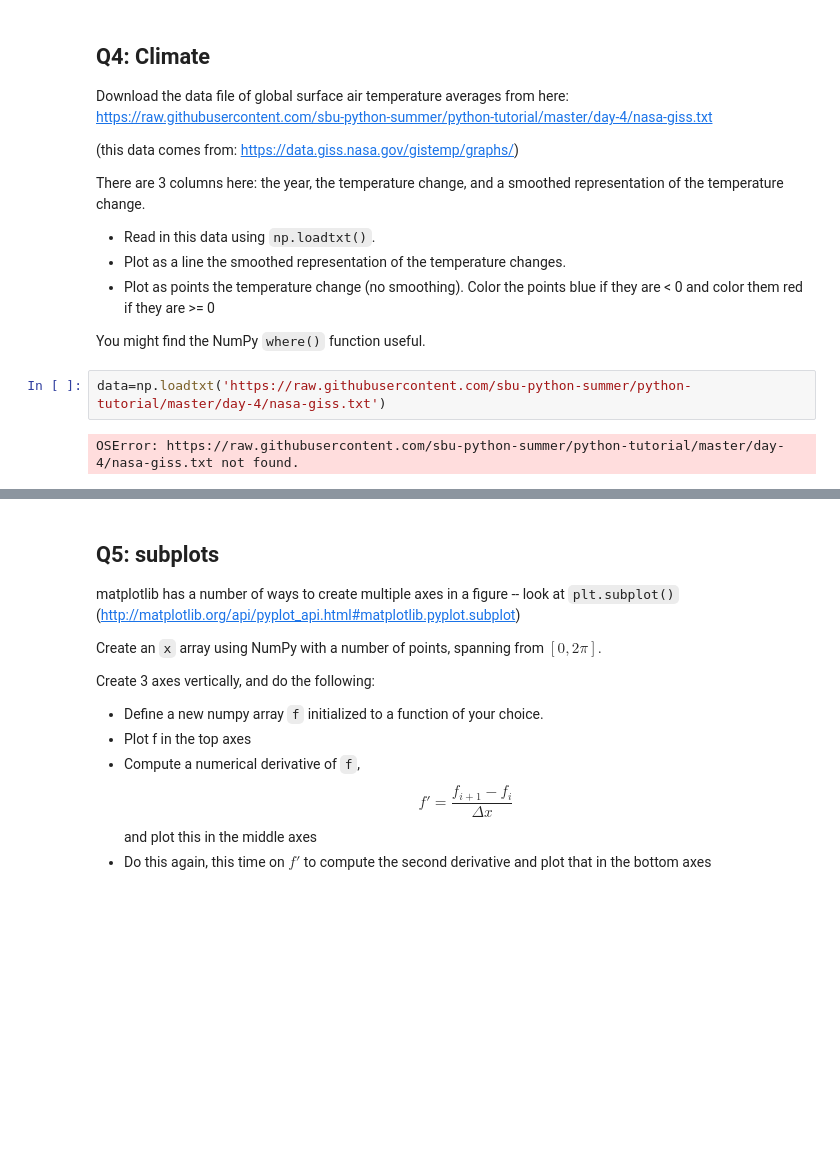
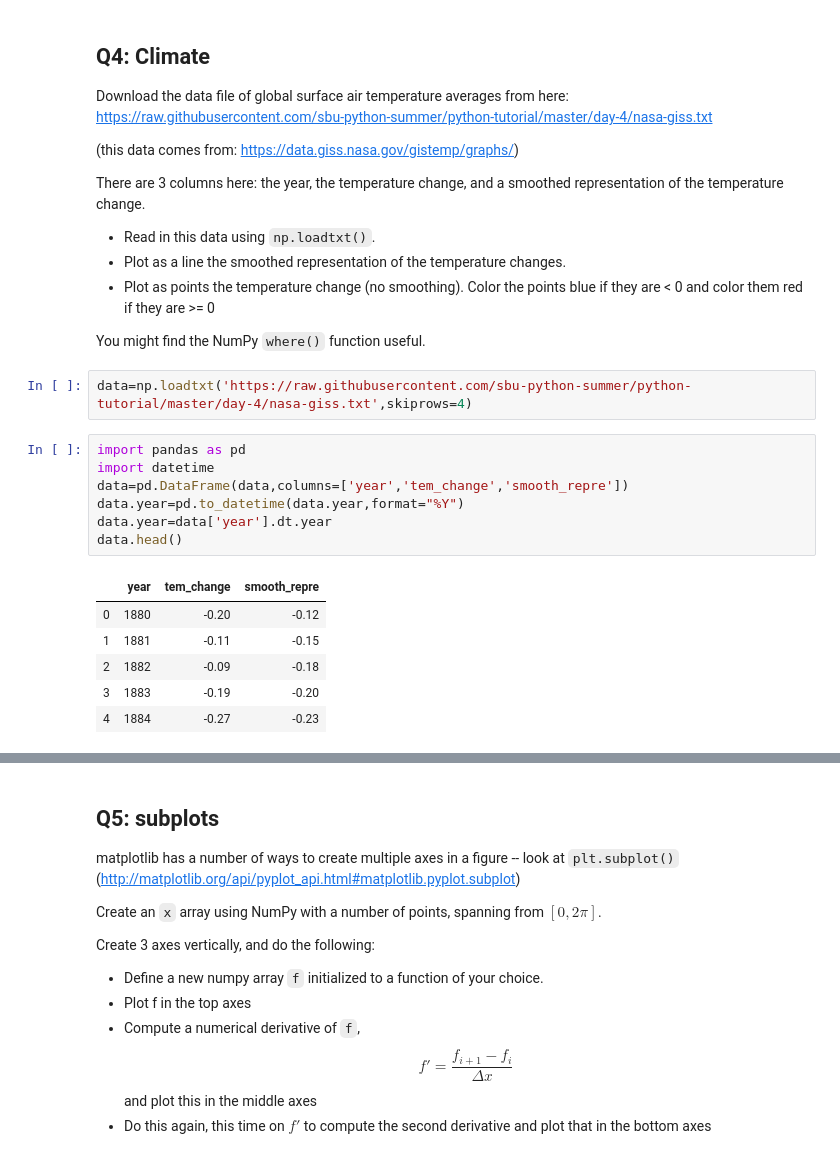
Before and after one commit to apricoteriop456/whh-python-homework, a Jupyter notebook: matplotlib_exercises/2-matplotlib-exercises.ipynb, the cells around one changed output, grey strips where cells are left out. Cells and saved outputs as stored; diff of their text form; blank space fills up the shorter version.

```diff
--- a/matplotlib_exercises/2-matplotlib-exercises.ipynb
+++ b/matplotlib_exercises/2-matplotlib-exercises.ipynb
@@ -127,6 +122,18 @@ There are 3 columns here: the year, the temperature change, and a smoothed repre
 
 You might find the NumPy `where()` function useful.
 # %%
-data=np.loadtxt('https://raw.githubusercontent.com/sbu-python-summer/python-tutorial/master/day-4/nasa-giss.txt')
+data=np.loadtxt('https://raw.githubusercontent.com/sbu-python-summer/python-tutorial/master/day-4/nasa-giss.txt',skiprows=4)
-# %% [output]
-OSError: https://raw.githubusercontent.com/sbu-python-summer/python-tutorial/master/day-4/nasa-giss.txt not found.
+# %%
+import pandas as pd
+import datetime
+data=pd.DataFrame(data,columns=['year','tem_change','smooth_repre'])
+data.year=pd.to_datetime(data.year,format="%Y")
+data.year=data['year'].dt.year
+data.head()
+# %% [output]
+|  | year | tem_change | smooth_repre |
+| 0 | 1880 | -0.20 | -0.12 |
+| 1 | 1881 | -0.11 | -0.15 |
+| 2 | 1882 | -0.09 | -0.18 |
+| 3 | 1883 | -0.19 | -0.20 |
+| 4 | 1884 | -0.27 | -0.23 |
```
Also changed, not shown: parts of 9 cells of this notebook, 1 other file.
